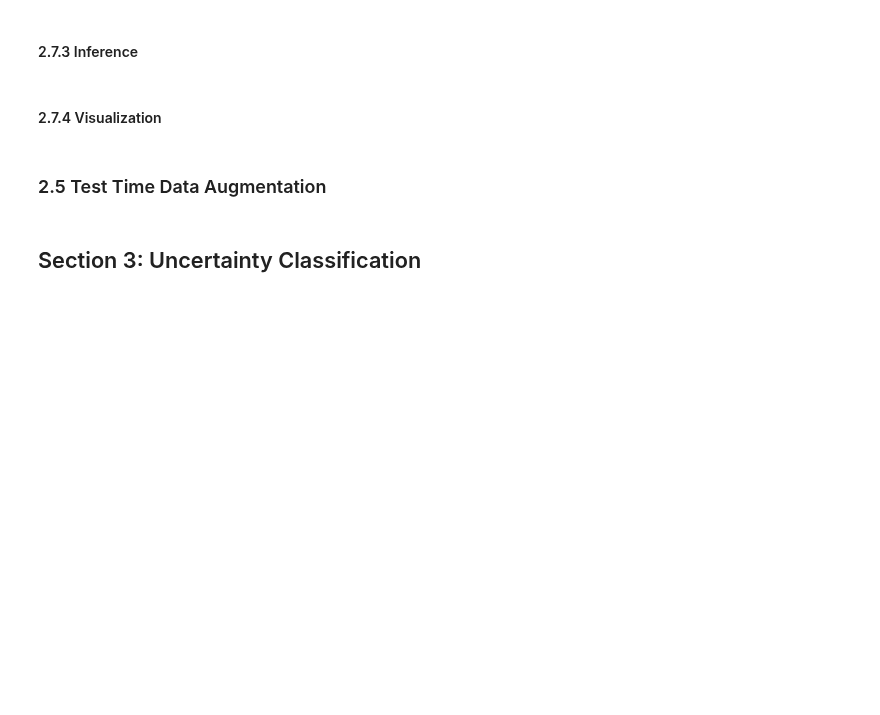
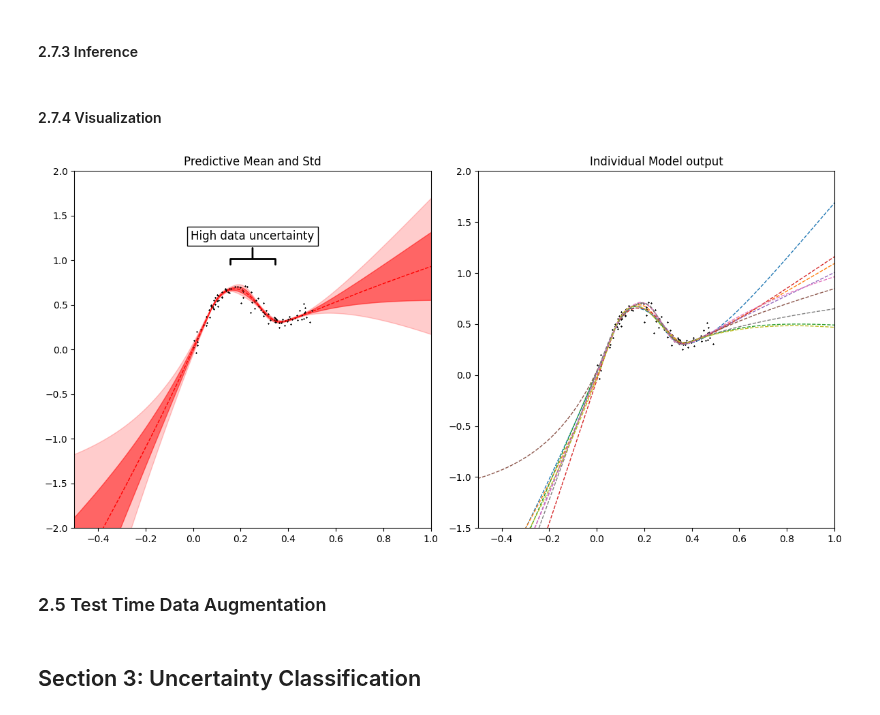
Before and after one commit to lbai-lab/push, a Jupyter notebook: docs/source/tutorials/02_Uncertainty_Quantification/uncertainty.ipynb, the cells around one changed output. Drawn from its saved outputs; the diff is of its cells as text; code cells hidden in the pictures; blank space fills up the shorter version.

```diff
--- a/docs/source/tutorials/02_Uncertainty_Quantification/uncertainty.ipynb
+++ b/docs/source/tutorials/02_Uncertainty_Quantification/uncertainty.ipynb
@@ -692,8 +692,43 @@ ensemble = push.bayes.ensemble.train_deep_ensemble(
 ensemble_output = ensemble.posterior_pred(x_grid, f_reg=True, mode=["mean", "std", "pred"])
 # %% [markdown]
 #### 2.7.4 Visualization
+# %%
+def plot_toy2(outputs, num_models):
+    fig, axs = plt.subplots(nrows=1, ncols=2, figsize=[12, 6])
+
+    # Plot predictive mean and std (left graph)
+    axs[0].plot(X, Y, "kx", label="Toy data", markersize=1)
+    axs[0].set_xlim(-0.5, 1)
+    axs[0].set_ylim(-2, 2)
+    axs[0].plot(x_grid, outputs["mean"], "r--", linewidth=1)
+    axs[0].fill_between(x_grid.reshape(1, -1)[0], (outputs["mean"] - outputs["std"]).squeeze(), (outputs["mean"] + outputs["std"]).squeeze(), alpha=0.5, color="red")
+    axs[0].fill_between(
+        x_grid.reshape(1, -1)[0], (outputs["mean"] + 2 * outputs["std"]).squeeze(), (outputs["mean"] - 2 * outputs["std"]).squeeze(), alpha=0.2, color="red"
+    )
+    axs[0].set_title("Predictive Mean and Std")
+
+    # Plot means of each net in ensemble (right graph)
+    axs[1].plot(X, Y, "kx", label="Toy data", markersize=1)
+    axs[1].set_xlim(-0.5, 1)
+    axs[1].set_ylim(-1.5, 2)
+    axs[1].set_title("Individual Model output")
+    fs = 8
+    .0
+    # Here is the label and arrow code of interest
+    axs[0].annotate('High data uncertainty', xy=(0.5, 0.75), xytext=(0.5, .80), xycoords='axes fraction',
+            fontsize=fs*1.5, ha='center', va='bottom',
+            bbox=dict(boxstyle='square', fc='white', color='k'),
+            arrowprops=dict(arrowstyle='-[, widthB=2, lengthB=.5', lw=2.0, color='k'))
+
+    for j in range(num_models):
+        axs[1].plot(x_grid, torch.tensor([sublist[j] for sublist in outputs["pred"]]), linestyle="--", linewidth=1)
+
+    plt.tight_layout()
+    plt.show()
 # %%
-plot_toy(ensemble_output, num_ensembles)
+plot_toy2(ensemble_output, num_ensembles)
+# %% [output]
+[figure, added]
 # %% [markdown]
 ### 2.5 Test Time Data Augmentation
 # %% [markdown]
```
Also changed, not shown: 1 other file.
